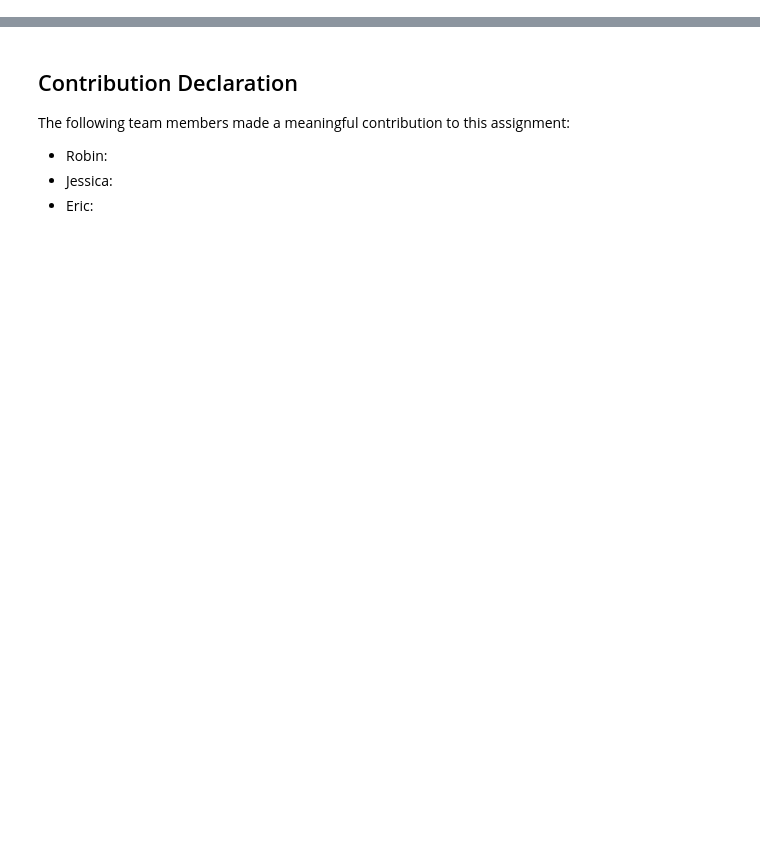
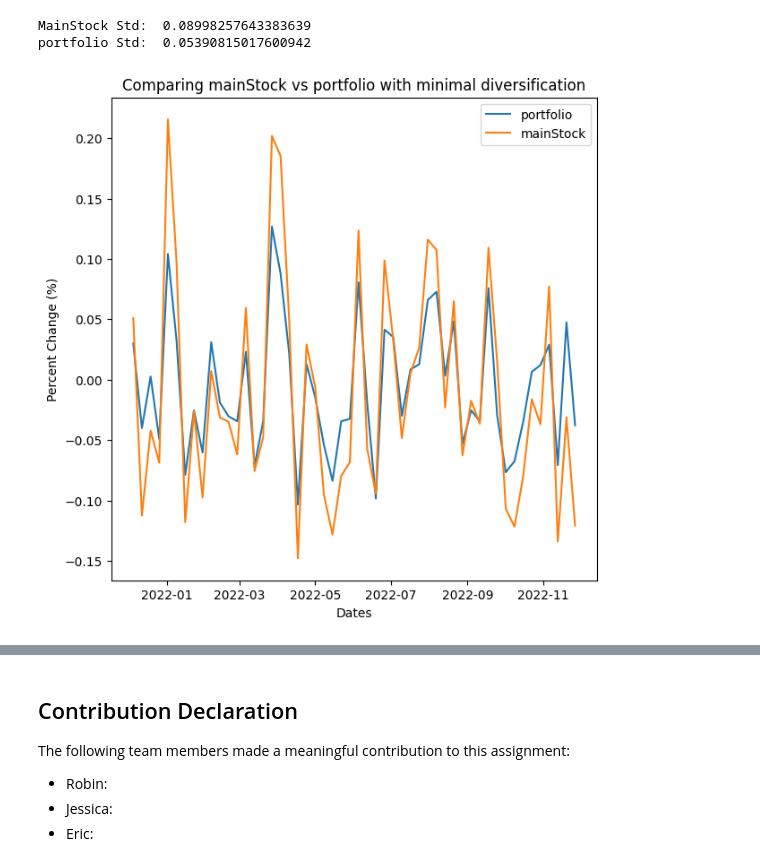
Before and after one commit to Eroica32/Investment-Portfolio-Builder, a Jupyter notebook: Team_XX_Assignment.ipynb, the cells around one changed output, grey strips where cells are left out. Cells and saved outputs as stored; diff of their text form; code cells hidden in the pictures; blank space fills up the shorter version.

```diff
--- a/Team_XX_Assignment.ipynb
+++ b/Team_XX_Assignment.ipynb
@@ -386,0 +419,30 @@ Total Value of (Price * Shares): $500000.0
+# %%
+def compare(mainStock, portfolioFinal, portfolioObj):
+    temp = pd.DataFrame()
+    temp["portfolio"] = portfolioObj[0].companiesDF[portfolioObj[0].ticker]*0
+    counter = 0
+    for row in portfolioFinal.iterrows():
+        # shares * past periods
+        temp["portfolio"] += row[1][2]*portfolioObj[counter].companiesDF[portfolioObj[counter].ticker]
+        counter += 1
+    temp["portfolio"] = temp['portfolio'].pct_change()
+    # if entire portfolio is mainstock, we get 4 times as many shares
+    temp['mainStock'] = mainStock.companiesDF[mainStock.ticker]*(portfolioFinal.iloc[0,2]*4)
+    temp['mainStock'] = temp['mainStock'].pct_change()
+    temp.dropna(inplace=True)
+
+    plt.figure(figsize=(7, 7))
+    plt.plot(temp.index, temp["portfolio"], label="portfolio")
+    plt.plot(temp.index, temp['mainStock'], label="mainStock")
+    plt.legend(loc='best')
+    plt.xlabel("Dates")
+    plt.ylabel("Percent Change (%)")
+    plt.title("Comparing mainStock vs portfolio with minimal diversification")
+    print("MainStock Std: ", temp['mainStock'].std())
+    print("portfolio Std: ", temp['portfolio'].std())
+
+compare(mainStock, Portfolio_Final, portfolioObj)
+# %% [output]
+MainStock Std:  0.08998257643383639
+portfolio Std:  0.05390815017600942
+[figure, added]
```
Also changed, not shown: parts of 20 cells of this notebook, 2 other files.
